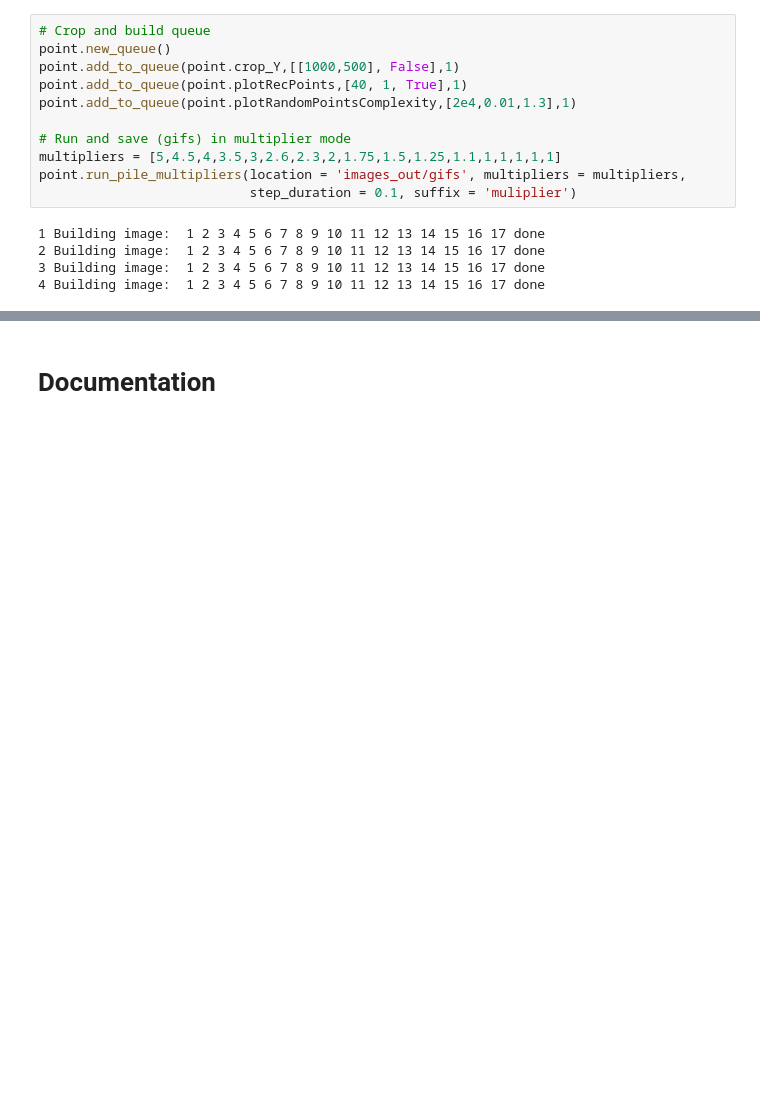
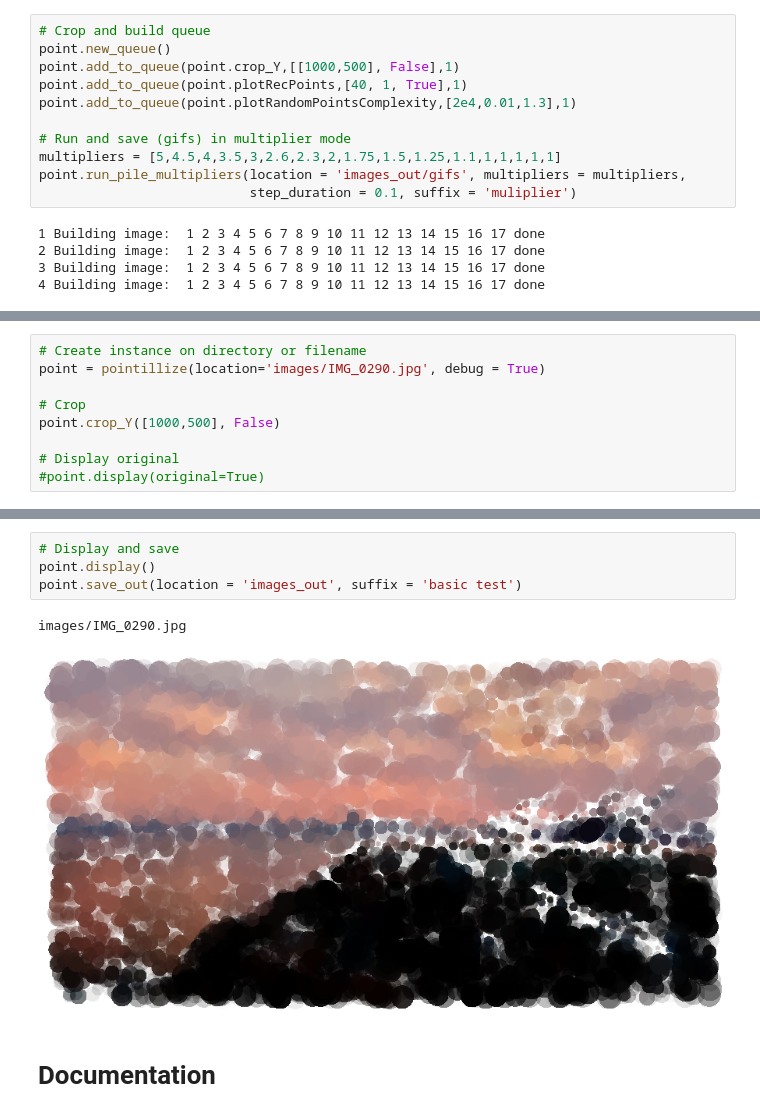
Before and after one commit to tsennott/pointillism, a Jupyter notebook: Pointillism Example Usage.ipynb, the cells around one changed output, grey strips where cells are left out. Cells and saved outputs as stored; diff of their text form; blank space fills up the shorter version.

```diff
--- a/Pointillism Example Usage.ipynb
+++ b/Pointillism Example Usage.ipynb
@@ -198,0 +206,9 @@ point.run_pile_multipliers(location = 'images_out/gifs', multipliers = multiplie
+# %%
+# Create instance on directory or filename
+point = pointillize(location='images/IMG_0290.jpg', debug = True)
+
+# Crop
+point.crop_Y([1000,500], False)
+
+# Display original
+#point.display(original=True)
@@ -199,3 +235,10 @@ point.run_pile_multipliers(location = 'images_out/gifs', multipliers = multiplie
+# %%
+# Display and save
+point.display()
+point.save_out(location = 'images_out', suffix = 'basic test')
+# %% [output]
+images/IMG_0290.jpg
+[figure, added]
 # %% [markdown]
 # Documentation
 # %%
```
Also changed, not shown: parts of 10 cells of this notebook, 1 other file.
